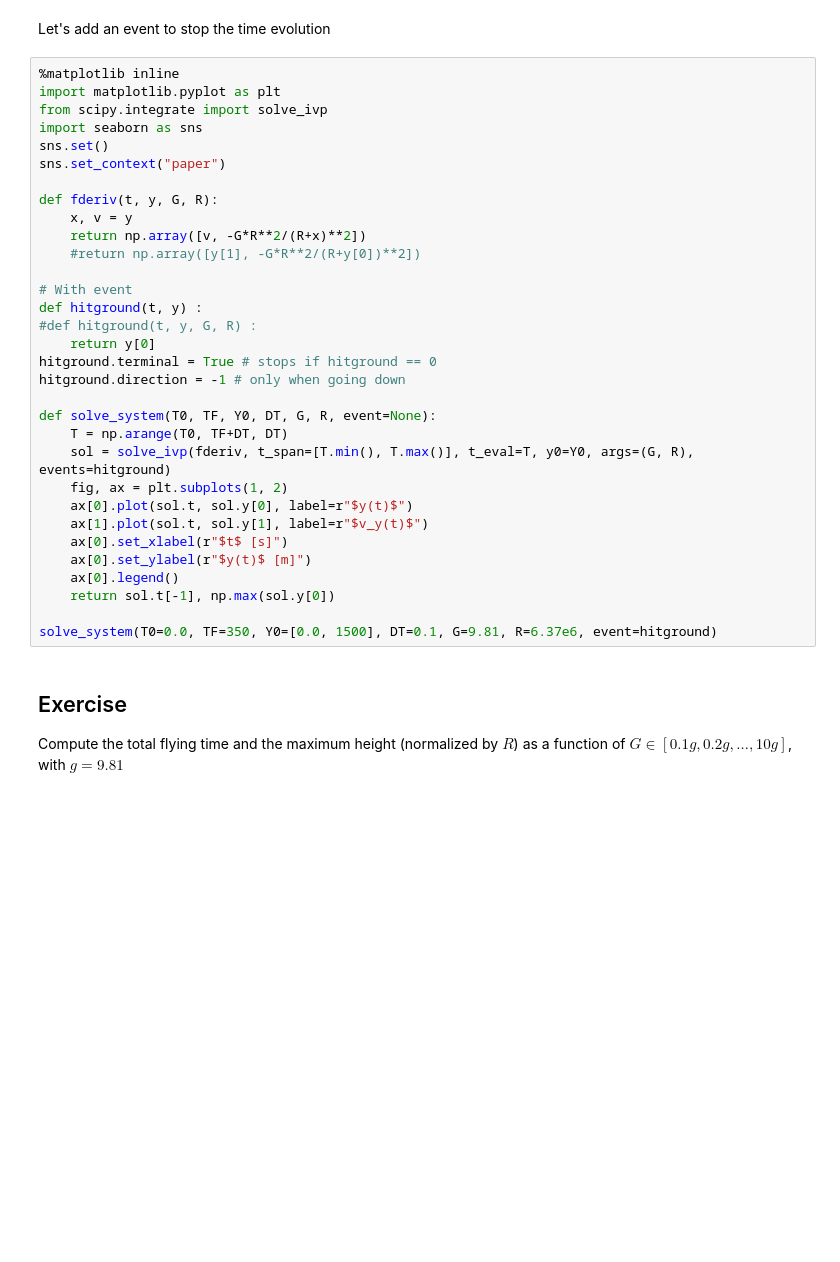
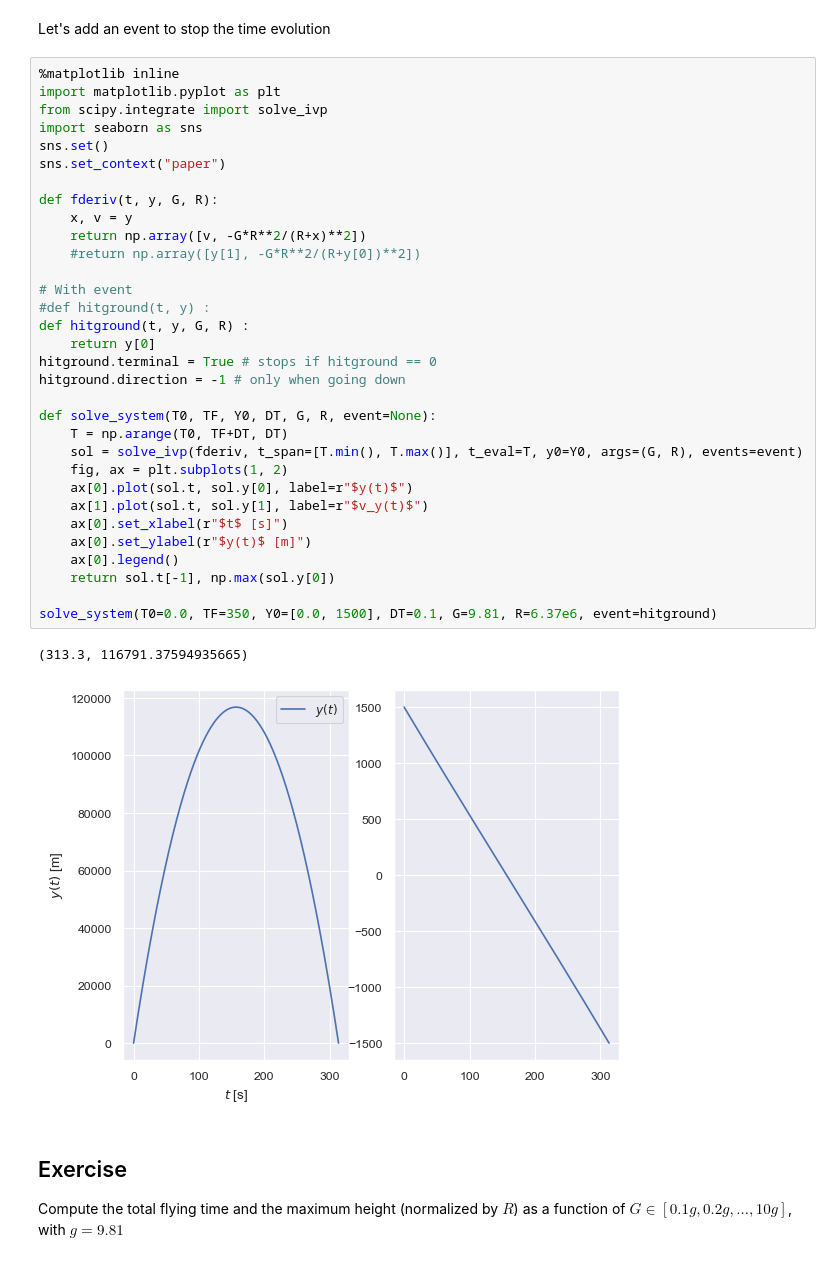
Before and after one commit to saguileran/2022-II-HerrComp, a Jupyter notebook: 05-ODE-IVP/ODESystems-PhasePlane.ipynb, the cells around one changed output. Saved outputs shown, nothing was run; the diff lists cells and outputs as text; blank space fills up the shorter version.

```diff
--- a/05-ODE-IVP/ODESystems-PhasePlane.ipynb
+++ b/05-ODE-IVP/ODESystems-PhasePlane.ipynb
@@ -218,35 +243,38 @@ Let's add an event to stop the time evolution
 # %%
 %matplotlib inline
 import matplotlib.pyplot as plt
 from scipy.integrate import solve_ivp
 import seaborn as sns
 sns.set()
 sns.set_context("paper")
 
 def fderiv(t, y, G, R):
     x, v = y
     return np.array([v, -G*R**2/(R+x)**2])
     #return np.array([y[1], -G*R**2/(R+y[0])**2])
 
 # With event
-def hitground(t, y) :
-#def hitground(t, y, G, R) :
+#def hitground(t, y) :
+def hitground(t, y, G, R) :
     return y[0]
 hitground.terminal = True # stops if hitground == 0
 hitground.direction = -1 # only when going down
 
 def solve_system(T0, TF, Y0, DT, G, R, event=None):
     T = np.arange(T0, TF+DT, DT)
-    sol = solve_ivp(fderiv, t_span=[T.min(), T.max()], t_eval=T, y0=Y0, args=(G, R), events=hitground)
+    sol = solve_ivp(fderiv, t_span=[T.min(), T.max()], t_eval=T, y0=Y0, args=(G, R), events=event)
     fig, ax = plt.subplots(1, 2)
     ax[0].plot(sol.t, sol.y[0], label=r"$y(t)$")
     ax[1].plot(sol.t, sol.y[1], label=r"$v_y(t)$")
     ax[0].set_xlabel(r"$t$ [s]")
     ax[0].set_ylabel(r"$y(t)$ [m]")
     ax[0].legend()
     return sol.t[-1], np.max(sol.y[0])
 
 solve_system(T0=0.0, TF=350, Y0=[0.0, 1500], DT=0.1, G=9.81, R=6.37e6, event=hitground)
+# %% [output]
+(313.3, 116791.37594935665)
+[figure, added]
 # %% [markdown]
 ## Exercise
 Compute the total flying time and the maximum height (normalized by $R$) as a function of $G \in [0.1g, 0.2g, \ldots, 10g ]$, with $g = 9.81$
```
Also changed, not shown: parts of 9 cells of this notebook, 1 other file.
